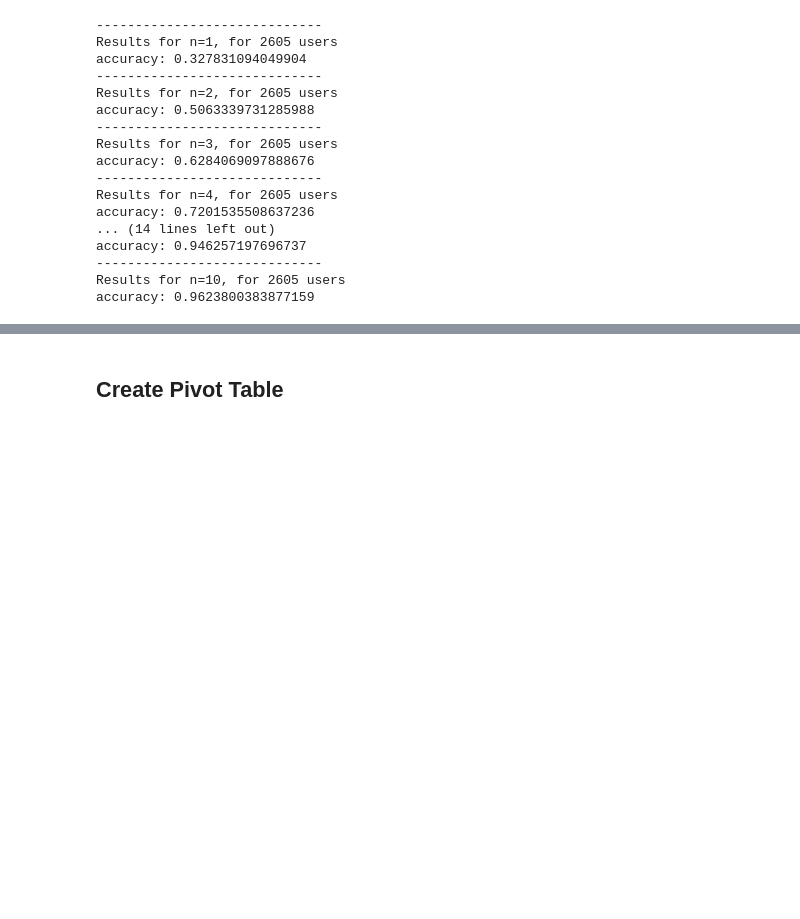
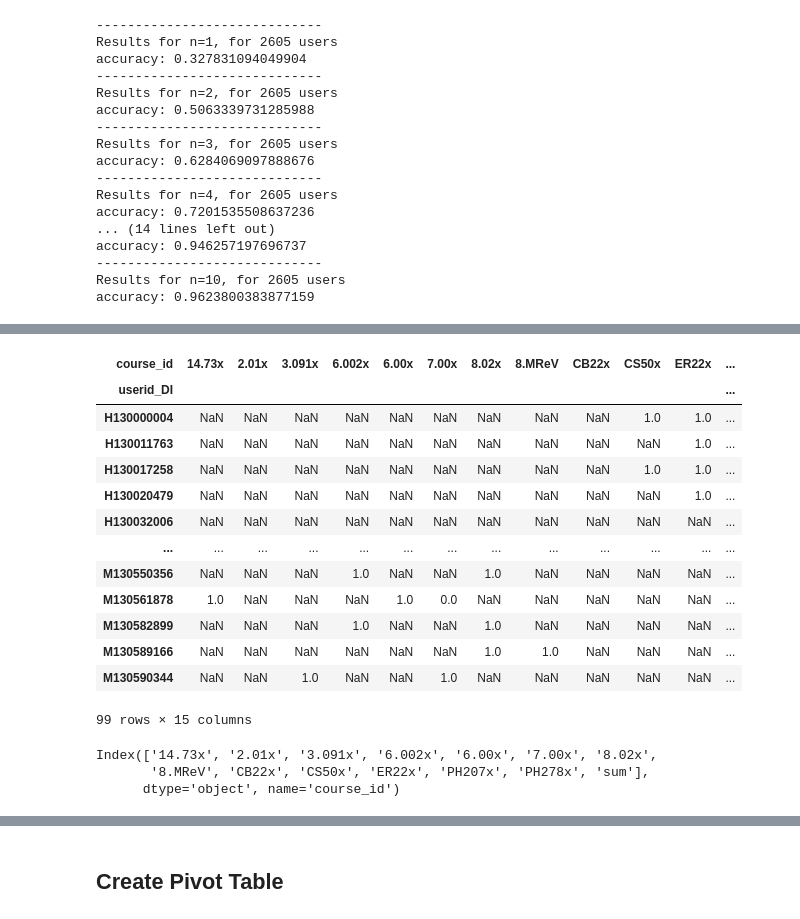
Before and after one commit to ainica/CM3070, a Jupyter notebook: CF.ipynb, the cells around one changed output, grey strips where cells are left out. Drawn from its saved outputs; the diff is of its cells as text; code cells hidden in the pictures; blank space fills up the shorter version.

```diff
--- a/CF.ipynb
+++ b/CF.ipynb
@@ -1801,0 +1290,3 @@ testsetA.iloc[:,:-1]
+# %%
+testsetB_user_list = testsetB.index
+testsetB_user_list
@@ -1801,0 +1311,36 @@ testsetA.iloc[:,:-1]
+# %%
+# Store values before rewriting table
+courses_selected = [list(testsetB.columns[np.where(testsetB.loc[user, testsetB.columns[:-1]]==1)[0]]) for user in testsetB_user_list]
+
+# Transform course information into np.array for ease of processing
+# courses_selected = np.array(courses_selected)
+
+# Check output
+# courses_selected
+# %%
+# Add course information to dataframe before modifying values
+testsetB["actual_course"] = courses_selected
+# testsetB["actual_course_2"] = courses_selected[:, 1]
+# %%
+testsetB
+# %% [output]
+| course_id | 14.73x | 2.01x | 3.091x | 6.002x | 6.00x | 7.00x | 8.02x | 8.MReV | CB22x | CS50x | ER22x | ... |
+| userid_DI |  |  |  |  |  |  |  |  |  |  |  | ... |
+| H130000004 | NaN | NaN | NaN | NaN | NaN | NaN | NaN | NaN | NaN | 1.0 | 1.0 | ... |
+| H130011763 | NaN | NaN | NaN | NaN | NaN | NaN | NaN | NaN | NaN | NaN | 1.0 | ... |
+| H130017258 | NaN | NaN | NaN | NaN | NaN | NaN | NaN | NaN | NaN | 1.0 | 1.0 | ... |
+| H130020479 | NaN | NaN | NaN | NaN | NaN | NaN | NaN | NaN | NaN | NaN | 1.0 | ... |
+| H130032006 | NaN | NaN | NaN | NaN | NaN | NaN | NaN | NaN | NaN | NaN | NaN | ... |
+| ... | ... | ... | ... | ... | ... | ... | ... | ... | ... | ... | ... | ... |
+| M130550356 | NaN | NaN | NaN | 1.0 | NaN | NaN | 1.0 | NaN | NaN | NaN | NaN | ... |
+| M130561878 | 1.0 | NaN | NaN | NaN | 1.0 | 0.0 | NaN | NaN | NaN | NaN | NaN | ... |
+| M130582899 | NaN | NaN | NaN | 1.0 | NaN | NaN | 1.0 | NaN | NaN | NaN | NaN | ... |
+| M130589166 | NaN | NaN | NaN | NaN | NaN | NaN | 1.0 | 1.0 | NaN | NaN | NaN | ... |
+| M130590344 | NaN | NaN | 1.0 | NaN | NaN | 1.0 | NaN | NaN | NaN | NaN | NaN | ... |
+99 rows × 15 columns
+# %%
+testsetB.columns[:-1]
+# %% [output]
+Index(['14.73x', '2.01x', '3.091x', '6.002x', '6.00x', '7.00x', '8.02x',
+       '8.MReV', 'CB22x', 'CS50x', 'ER22x', 'PH207x', 'PH278x', 'sum'],
+      dtype='object', name='course_id')
```
Also changed, not shown: parts of 95 cells of this notebook.
